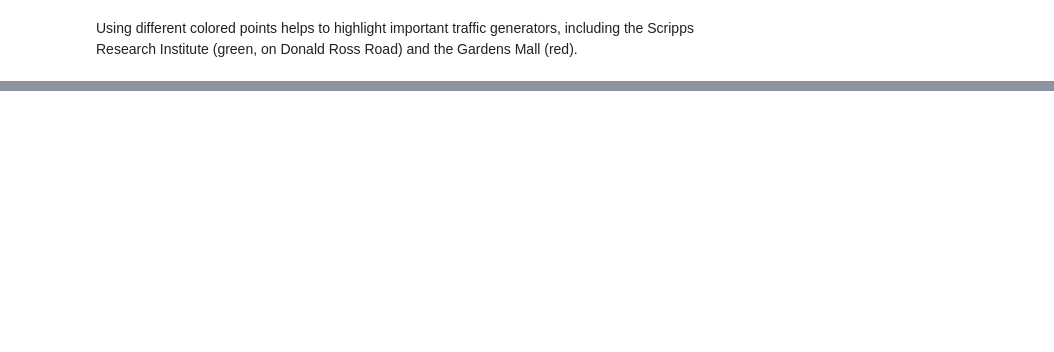
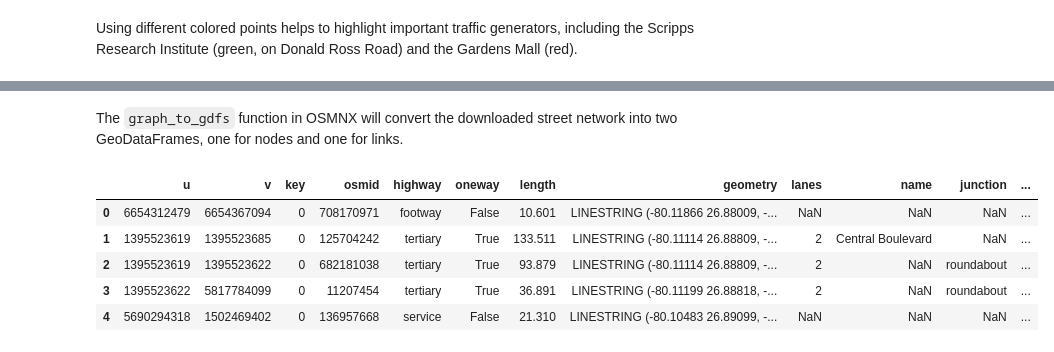
Before and after one commit to pytransport/pytransport.github.io, a Jupyter notebook: course-content/geographic-analysis/static-maps.ipynb, the cells around one changed output, grey strips where cells are left out. Cells and saved outputs as stored; diff of their text form; code cells hidden in the pictures; blank space fills up the shorter version.

Commit message:
network mapping

```diff
--- a/course-content/geographic-analysis/static-maps.ipynb
+++ b/course-content/geographic-analysis/static-maps.ipynb
@@ -333,0 +315,2 @@ Scripps Research Institute (green, on Donald Ross Road) and the Gardens Mall (re
+# %% [markdown]
+The `graph_to_gdfs` function in OSMNX will convert the downloaded street network into two GeoDataFrames, one for nodes and one for links.
@@ -333,0 +319,9 @@ Scripps Research Institute (green, on Donald Ross Road) and the Gardens Mall (re
+# %%
+street_edges.head()
+# %% [output]
+|  | u | v | key | osmid | highway | oneway | length | geometry | lanes | name | junction | ... |
+| 0 | 6654312479 | 6654367094 | 0 | 708170971 | footway | False | 10.601 | LINESTRING (-80.11866 26.88009, -... | NaN | NaN | NaN | ... |
+| 1 | 1395523619 | 1395523685 | 0 | 125704242 | tertiary | True | 133.511 | LINESTRING (-80.11114 26.88809, -... | 2 | Central Boulevard | NaN | ... |
+| 2 | 1395523619 | 1395523622 | 0 | 682181038 | tertiary | True | 93.879 | LINESTRING (-80.11114 26.88809, -... | 2 | NaN | roundabout | ... |
+| 3 | 1395523622 | 5817784099 | 0 | 11207454 | tertiary | True | 36.891 | LINESTRING (-80.11199 26.88818, -... | 2 | NaN | roundabout | ... |
+| 4 | 5690294318 | 1502469402 | 0 | 136957668 | service | False | 21.310 | LINESTRING (-80.10483 26.89099, -... | NaN | NaN | NaN | ... |
```
Also changed, not shown: parts of 13 cells of this notebook, 18 other files.
